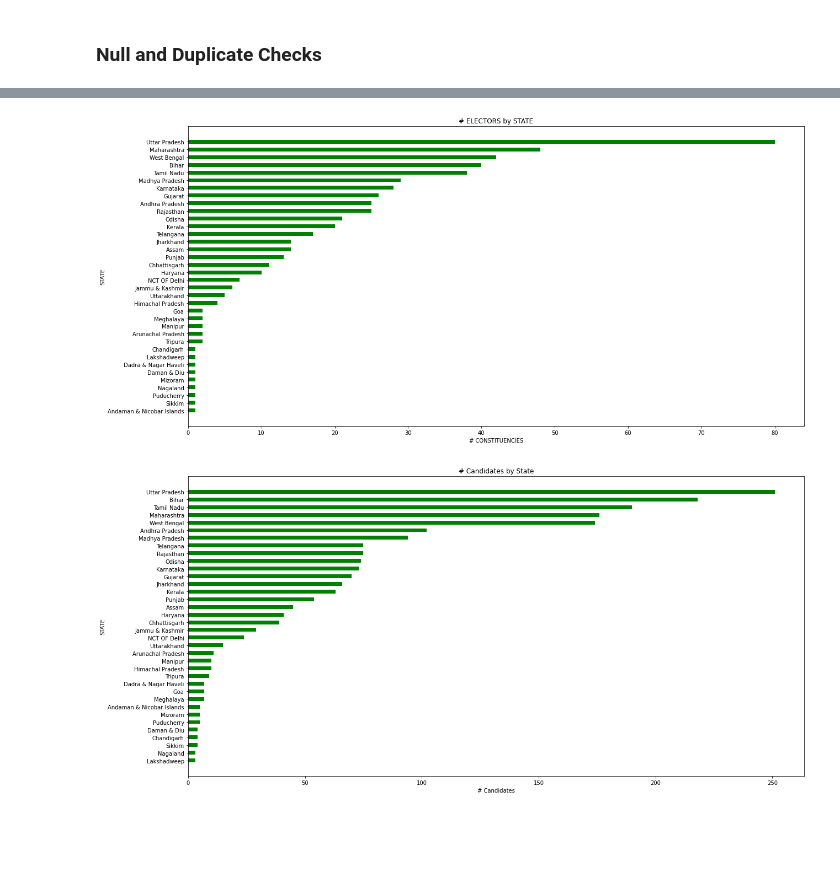
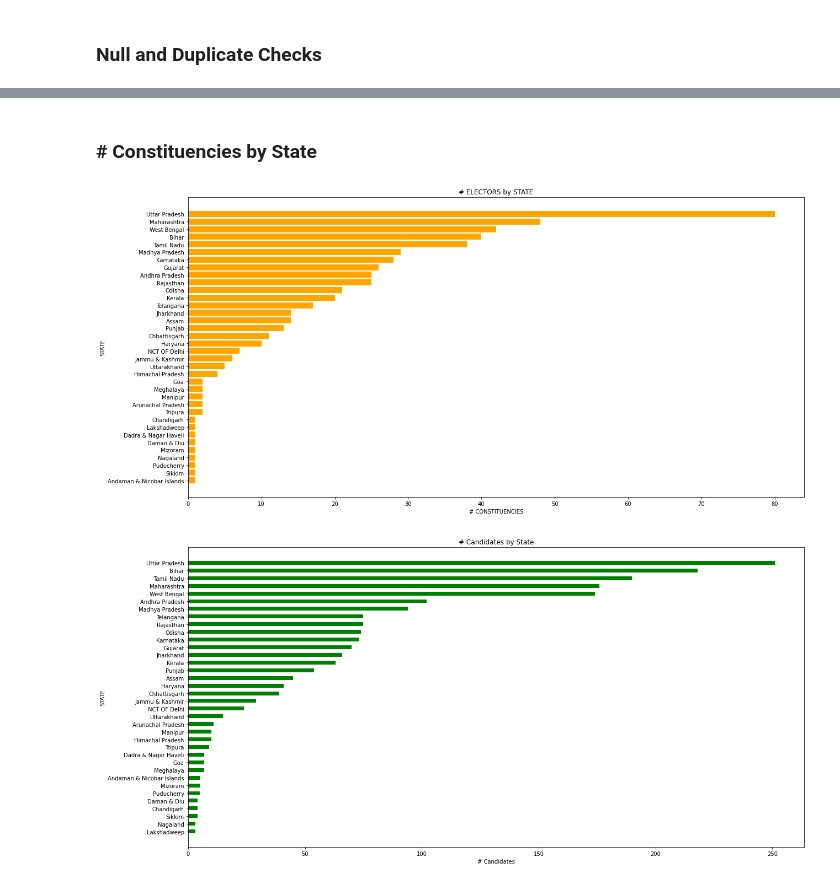
Before and after one commit to anuj3101/Atom, a Jupyter notebook: Indian_elections_2019.ipynb, the cells around one changed output, grey strips where cells are left out. Saved outputs shown, nothing was run; the diff lists cells and outputs as text; code cells hidden in the pictures; blank space fills up the shorter version.

```diff
--- a/Indian_elections_2019.ipynb
+++ b/Indian_elections_2019.ipynb
@@ -68,15 +60,17 @@ plt.show()
+# %% [markdown]
+### # Constituencies by State
 # %%
 const=pd.DataFrame(df['CONSTITUENCY'].groupby(df['STATE']).nunique()).sort_values(by='CONSTITUENCY',ascending=True)
 const['STATE']=const.index
 fig=plt.gcf()
 fig.set_size_inches(20,10)
-plt.barh(y=const['STATE'].to_list(),width=const['CONSTITUENCY'].to_list(),height=0.5,color='green')
+plt.barh(y=const['STATE'].to_list(),width=const['CONSTITUENCY'].to_list(),height=0.8,color='orange')
 plt.title('# ELECTORS by STATE')
 plt.ylabel('STATE')
 plt.xlabel('# CONSTITUENCIES')
 plt.show()
 # %% [output]
-[figure, old version]
+[figure, new version]
 # %%
 const=pd.DataFrame(df['NAME'].groupby(df['STATE']).nunique()).sort_values(by='NAME',ascending=True)
 const['STATE']=const.index
```
Also changed, not shown: parts of 12 cells of this notebook.
